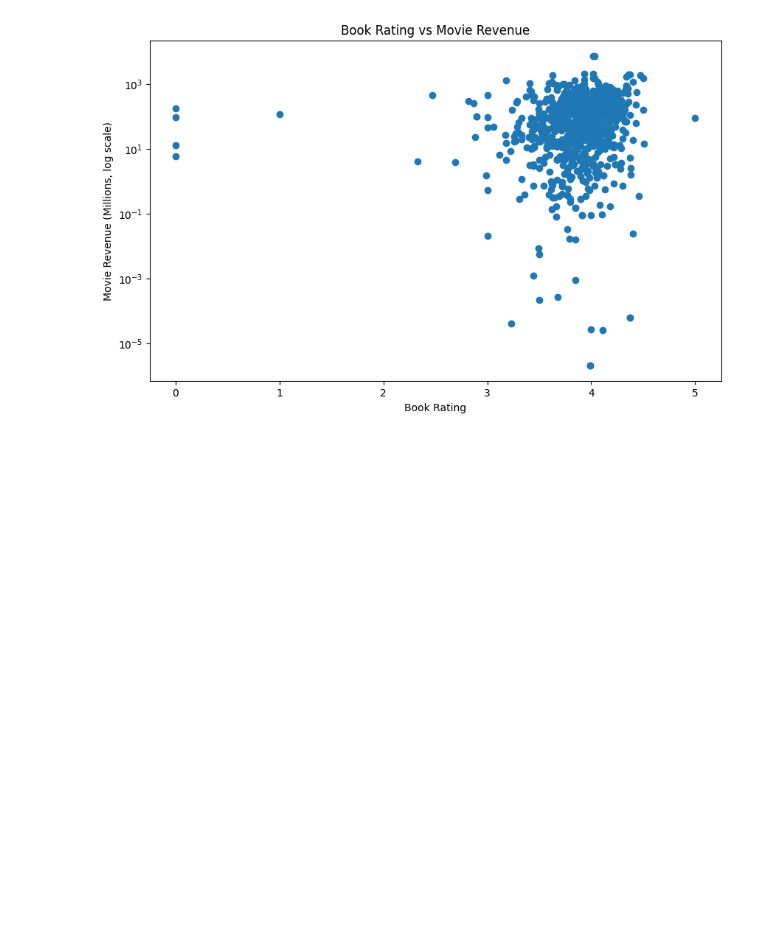
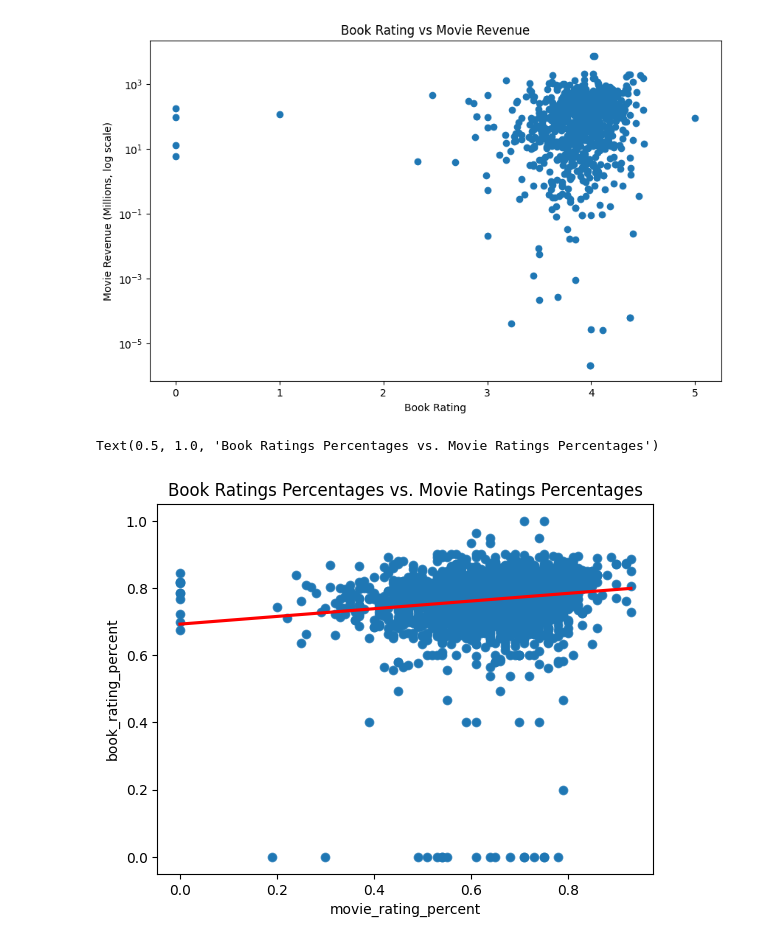
Before and after one commit to emilybae2025/Book-to-Film-Success-Prediction-Model, a Jupyter notebook: EDA.ipynb, the cells around one changed output. Cells and saved outputs as stored; diff of their text form; code cells hidden in the pictures; blank space fills up the shorter version.

Commit message:
more visualizations

```diff
--- a/EDA.ipynb
+++ b/EDA.ipynb
@@ -111,3 +111,17 @@ plt.show()
 # it appears that the  movie reveue is better when book rating is better.
 # %% [output]
 [figure]
+# %%
+# book rating vs movie rating (scatterplot)
+
+# create new columns for percent of rating (since movie is out of 10 and book is out of 5)
+df["movie_rating_percent"] = df["imdb_rating"] / 10
+df["book_rating_percent"] = df["Rating"] / 5
+# scatter plot w/o regression line
+df.plot.scatter(title="Book Ratings vs. Movie Ratings Percentages", x="movie_rating_percent", y="book_rating_percent", xlabel="Movie Rating", ylabel="Book Rating")
+# scatter plot w regression line
+sns.regplot(data=df, x="movie_rating_percent", y="book_rating_percent", ci=None, line_kws={'color':'red'})
+plt.title("Book Ratings Percentages vs. Movie Ratings Percentages")
+# %% [output]
+Text(0.5, 1.0, 'Book Ratings Percentages vs. Movie Ratings Percentages')
+[figure, added]
```
Also changed, not shown: parts of 3 cells of this notebook.
